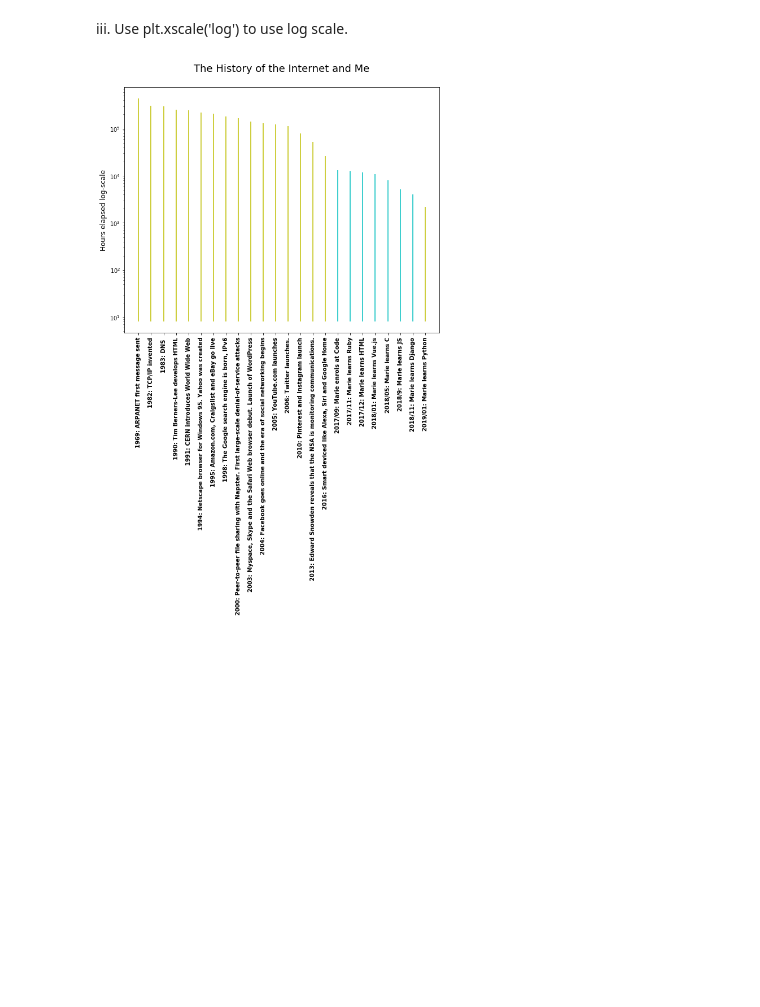
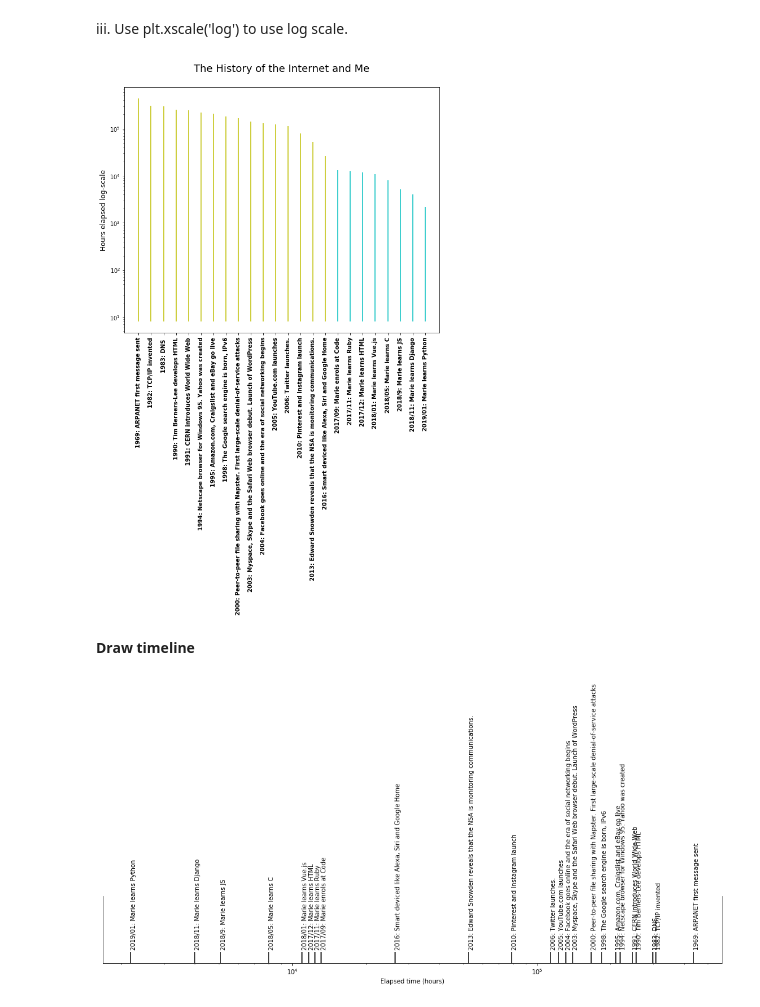
Before and after one commit to faymarie/binary-search-time-complexity-visualization, a Jupyter notebook: Binary Search.ipynb, the cells around one changed output. Cells and saved outputs as stored; diff of their text form; code cells hidden in the pictures; blank space fills up the shorter version.

Commit message:
feat: Draw timeline

```diff
--- a/Binary Search.ipynb
+++ b/Binary Search.ipynb
@@ -64,3 +64,7 @@ The third column contains the conversion factor between the arbitrary time units
 Fill the table with events occurring over different time scales (min 10 rows).
 
 ii. Save table as a CSV file.
+# %%
+# read-in CSV file
+df = pd.read_csv('timeline_hours.csv')
+df.head()
@@ -103,4 +114,29 @@ plt.xticks(rotation='vertical', fontweight='bold')
 
 plt.show()
 # %% [output]
-[figure, old version]
+[figure, new version]
+# %% [markdown]
+**Draw timeline**
+# %%
+fig, ax = plt.subplots(figsize=(18,2))
+
+for i, r in df.iterrows():
+    time = r.loc['elapsed_time_(hours)']
+    ax.vlines(time, 0, 0.5)
+    ax.text(time, 0.6, r.loc['event_name'], rotation=90, verticalalignment='bottom')
+
+ax.set_xscale("log")
+ax.set_ylim(0, 3)
+ax.set_xlabel('')
+
+#ax.spines['right'].set_visible(False)
+#ax.spines['left'].set_visible(False)
+ax.spines['top'].set_visible(False)
+
+ax.yaxis.set_ticks([])
+
+ax.set_xlabel('Elapsed time (hours)')
+
+plt.show()
+# %% [output]
+[figure, added]
```
Also changed, not shown: parts of 1 cell of this notebook.
